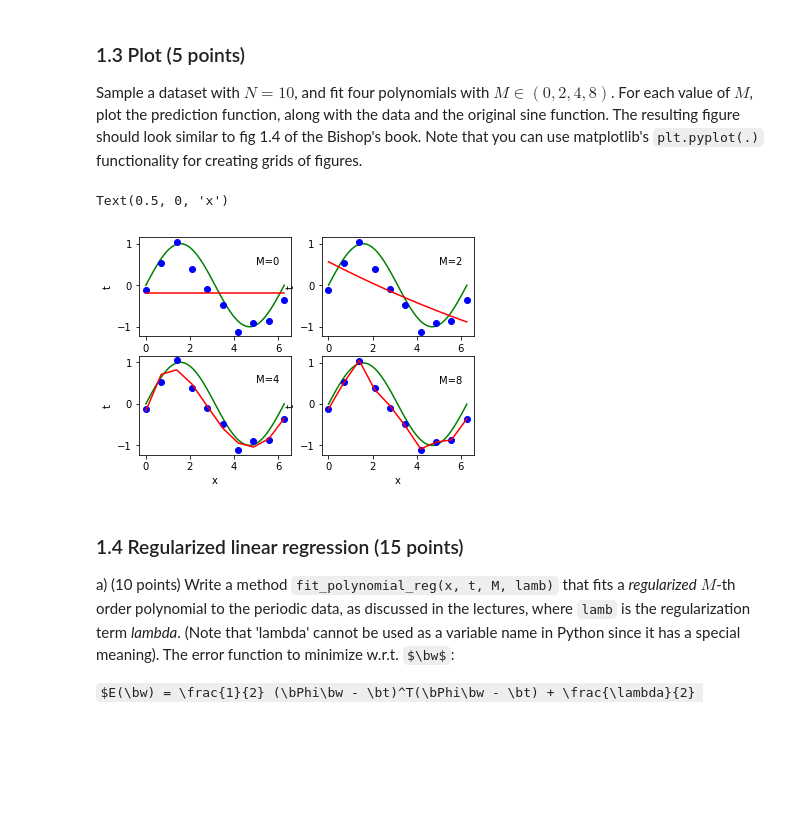
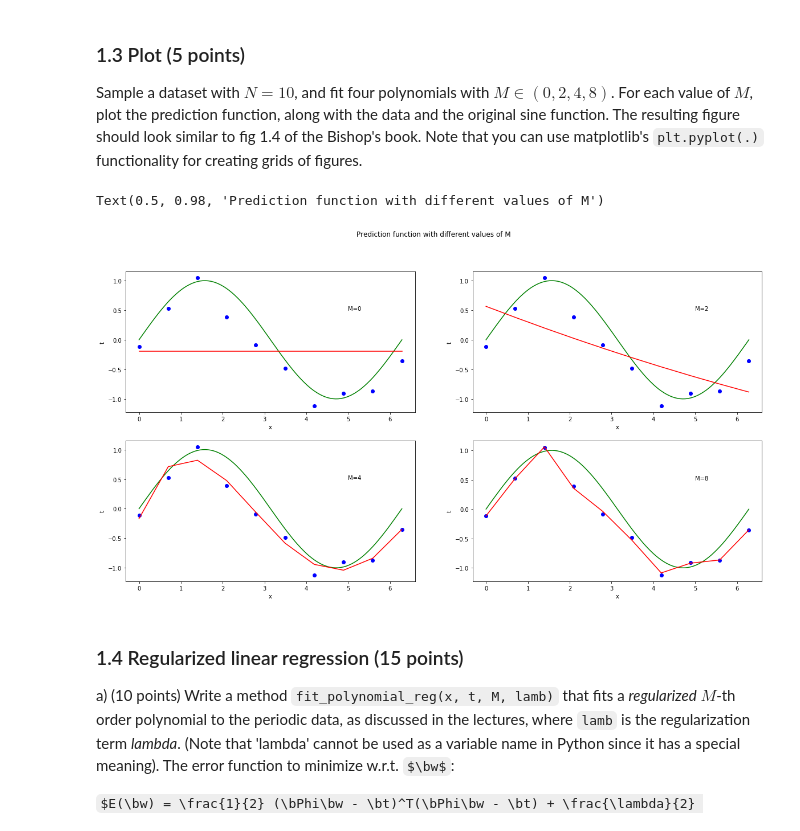
Before and after one commit to woutster/ml1, a Jupyter notebook: 10749586_12385913_lab1.ipynb, the cells around one changed output. Drawn from its saved outputs; the diff is of its cells as text; code cells hidden in the pictures; some formulas as TeX source; blank space fills up the shorter version.

```diff
--- a/10749586_12385913_lab1.ipynb
+++ b/10749586_12385913_lab1.ipynb
@@ -175,48 +175,49 @@ def predict(w, phi):
 # %%
 # Generate sample data
 x, t = gen_sine(n=10)
 # Compute polynomials
 w0, phi0 = fit_polynomial(x, t, M=0)
 w2, phi2 = fit_polynomial(x, t, M=2)
 w4, phi4 = fit_polynomial(x, t, M=4)
 w8, phi8 = fit_polynomial(x, t, M=8)
 # For a smooth curve, evaluate 100 datapoints
 x_pretty = np.linspace(0, 2 * np.pi, num=100, endpoint=True)
 
 ax1 = plt.subplot(221)
 ax1.plot(x_pretty, np.sin(x_pretty), color="green")
 ax1.plot(x, t, "ro", color="blue")
 ax1.plot(x, predict(w0, phi0), color="red")
 ax1.text(5, 0.5, "M=0")
 plt.ylabel("t")
 plt.xlabel("x")
 
-ax1 = plt.subplot(222)
-ax1.plot(x_pretty, np.sin(x_pretty), color="green")
-ax1.plot(x, t, "ro", color="blue")
-ax1.plot(x, predict(w2, phi2), color="red")
-ax1.text(5, 0.5, "M=2")
+ax2 = plt.subplot(222)
+ax2.plot(x_pretty, np.sin(x_pretty), color="green")
+ax2.plot(x, t, "ro", color="blue")
+ax2.plot(x, predict(w2, phi2), color="red")
+ax2.text(5, 0.5, "M=2")
 plt.ylabel("t")
 plt.xlabel("x")
 
-ax1 = plt.subplot(223)
-ax1.plot(x_pretty, np.sin(x_pretty), color="green")
-ax1.plot(x, t, "ro", color="blue")
-ax1.plot(x, predict(w4, phi4), color="red")
-ax1.text(5, 0.5, "M=4")
+ax3 = plt.subplot(223)
+ax3.plot(x_pretty, np.sin(x_pretty), color="green")
+ax3.plot(x, t, "ro", color="blue")
+ax3.plot(x, predict(w4, phi4), color="red")
+ax3.text(5, 0.5, "M=4")
 plt.ylabel("t")
 plt.xlabel("x")
 
-ax1 = plt.subplot(224)
-ax1.plot(x_pretty, np.sin(x_pretty), color="green")
-ax1.plot(x, t, "ro", color="blue")
-ax1.plot(x, predict(w8, phi8), color="red")
-ax1.text(5, 0.5, "M=8")
+ax4 = plt.subplot(224)
+ax4.plot(x_pretty, np.sin(x_pretty), color="green")
+ax4.plot(x, t, "ro", color="blue")
+ax4.plot(x, predict(w8, phi8), color="red")
+ax4.text(5, 0.5, "M=8")
 plt.ylabel("t")
 plt.xlabel("x")
+plt.suptitle("Prediction function with different values of M")
 # %% [output]
-Text(0.5, 0, 'x')
+Text(0.5, 0.98, 'Prediction function with different values of M')
-[figure, old version]
+[figure, new version]
 # %% [markdown]
 ### 1.4 Regularized linear regression (15 points)
 
```
Also changed, not shown: parts of 4 cells of this notebook, 2 other files.
